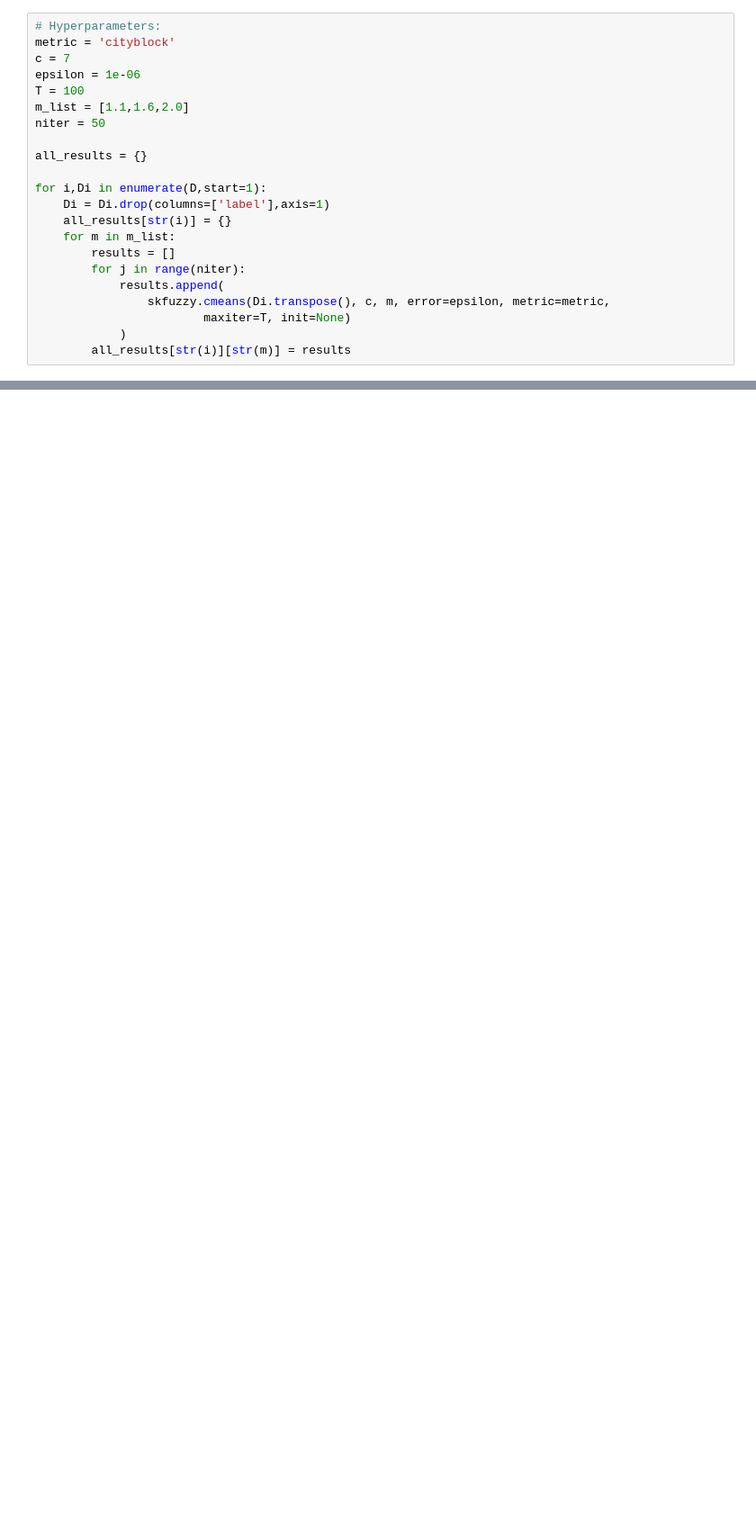
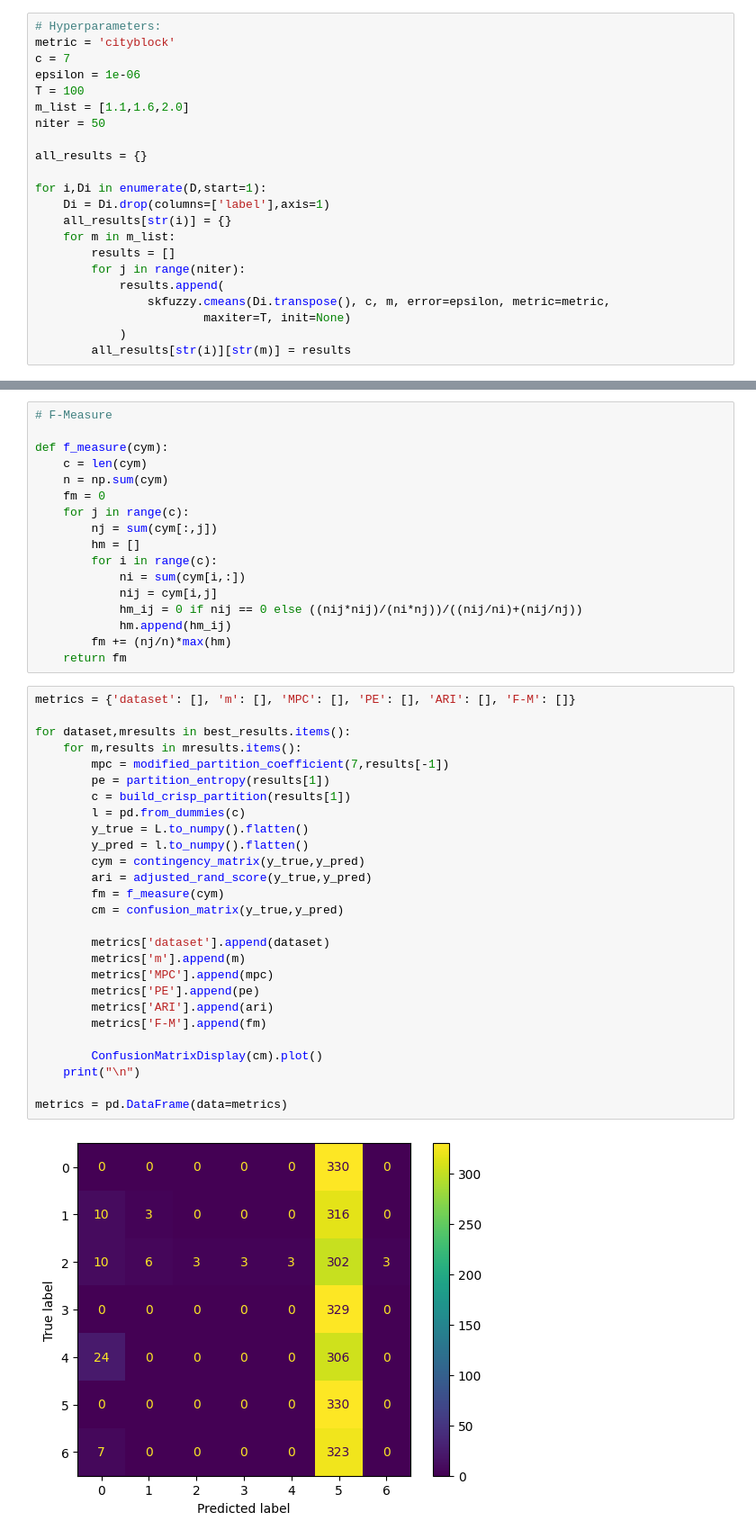
Before and after one commit to MatheusRDG/machine_learning_ufpe_2023, a Jupyter notebook: Q1.ipynb, the cells around one changed output, grey strips where cells are left out. Shown at 90% size. Drawn from its saved outputs; the diff is of its cells as text; blank space fills up the shorter version.

Commit message:
Add final comparison in crisp partitions

```diff
--- a/Q1.ipynb
+++ b/Q1.ipynb
@@ -198,0 +119,46 @@ Dataset: 1
+# %%
+# F-Measure
+
+def f_measure(cym):
+    c = len(cym)
+    n = np.sum(cym)
+    fm = 0
+    for j in range(c):
+        nj = sum(cym[:,j])
+        hm = []
+        for i in range(c):
+            ni = sum(cym[i,:])
+            nij = cym[i,j]
+            hm_ij = 0 if nij == 0 else ((nij*nij)/(ni*nj))/((nij/ni)+(nij/nj))
+            hm.append(hm_ij)
+        fm += (nj/n)*max(hm)
+    return fm
+# %%
+metrics = {'dataset': [], 'm': [], 'MPC': [], 'PE': [], 'ARI': [], 'F-M': []}
+
+for dataset,mresults in best_results.items():
+    for m,results in mresults.items():
+        mpc = modified_partition_coefficient(7,results[-1])
+        pe = partition_entropy(results[1])
+        c = build_crisp_partition(results[1])
+        l = pd.from_dummies(c)
+        y_true = L.to_numpy().flatten()
+        y_pred = l.to_numpy().flatten()
+        cym = contingency_matrix(y_true,y_pred)
+        ari = adjusted_rand_score(y_true,y_pred)
+        fm = f_measure(cym)
+        cm = confusion_matrix(y_true,y_pred)
+
+        metrics['dataset'].append(dataset)
+        metrics['m'].append(m)
+        metrics['MPC'].append(mpc)
+        metrics['PE'].append(pe)
+        metrics['ARI'].append(ari)
+        metrics['F-M'].append(fm)
+
+        ConfusionMatrixDisplay(cm).plot()
+    print("\n")
+
+metrics = pd.DataFrame(data=metrics)
+# %% [output]
+[figure, added]
```
Also changed, not shown: parts of 16 cells of this notebook.
